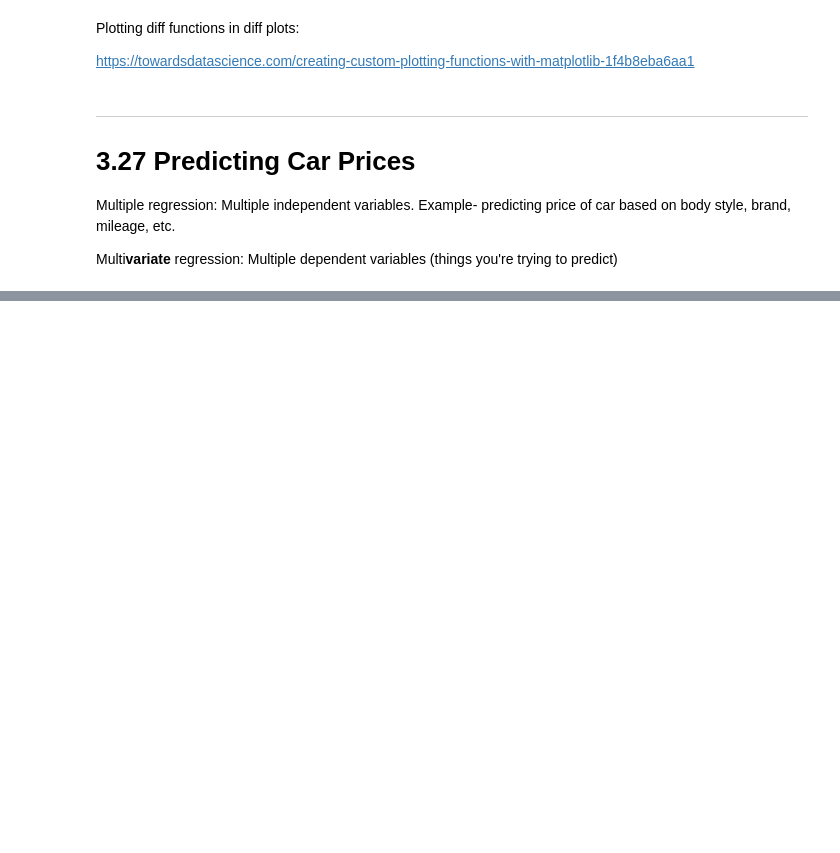
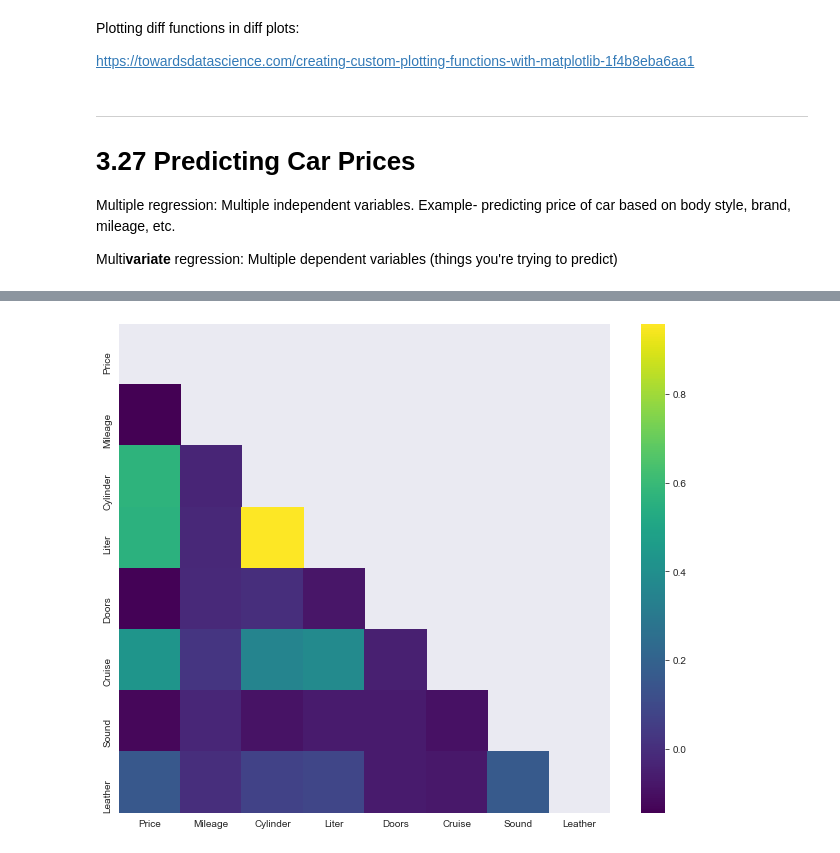
Before and after one commit to Ozxahmed/ML_DS_DL_Udemy_Course, a Jupyter notebook: s3_predictive_models.ipynb, the cells around one changed output, grey strips where cells are left out. Drawn from its saved outputs; the diff is of its cells as text; code cells hidden in the pictures; blank space fills up the shorter version.

```diff
--- a/s3_predictive_models.ipynb
+++ b/s3_predictive_models.ipynb
@@ -217,3 +218,6 @@ https://towardsdatascience.com/creating-custom-plotting-functions-with-matplotli
 Multiple regression: Multiple independent variables. Example- predicting price of car based on body style, brand, mileage, etc.
 
 Multi**variate** regression: Multiple dependent variables (things you're trying to predict)
+# %%
+cars = pd.read_excel('http://cdn.sundog-soft.com/Udemy/DataScience/cars.xls')
+cars.head()
@@ -219,0 +265,3 @@ Multi**variate** regression: Multiple dependent variables (things you're trying
+# %%
+corr = cars.corr()
+corr
@@ -219,0 +278,7 @@ Multi**variate** regression: Multiple dependent variables (things you're trying
+# %%
+mask = np.triu(np.ones_like(corr, dtype=np.bool))
+
+fig, ax = plt.subplots(figsize=(11, 9))
+sns.heatmap(corr, mask=mask, ax=ax, cmap="viridis");
+# %% [output]
+[figure, added]
```
Also changed, not shown: parts of 12 cells of this notebook.
